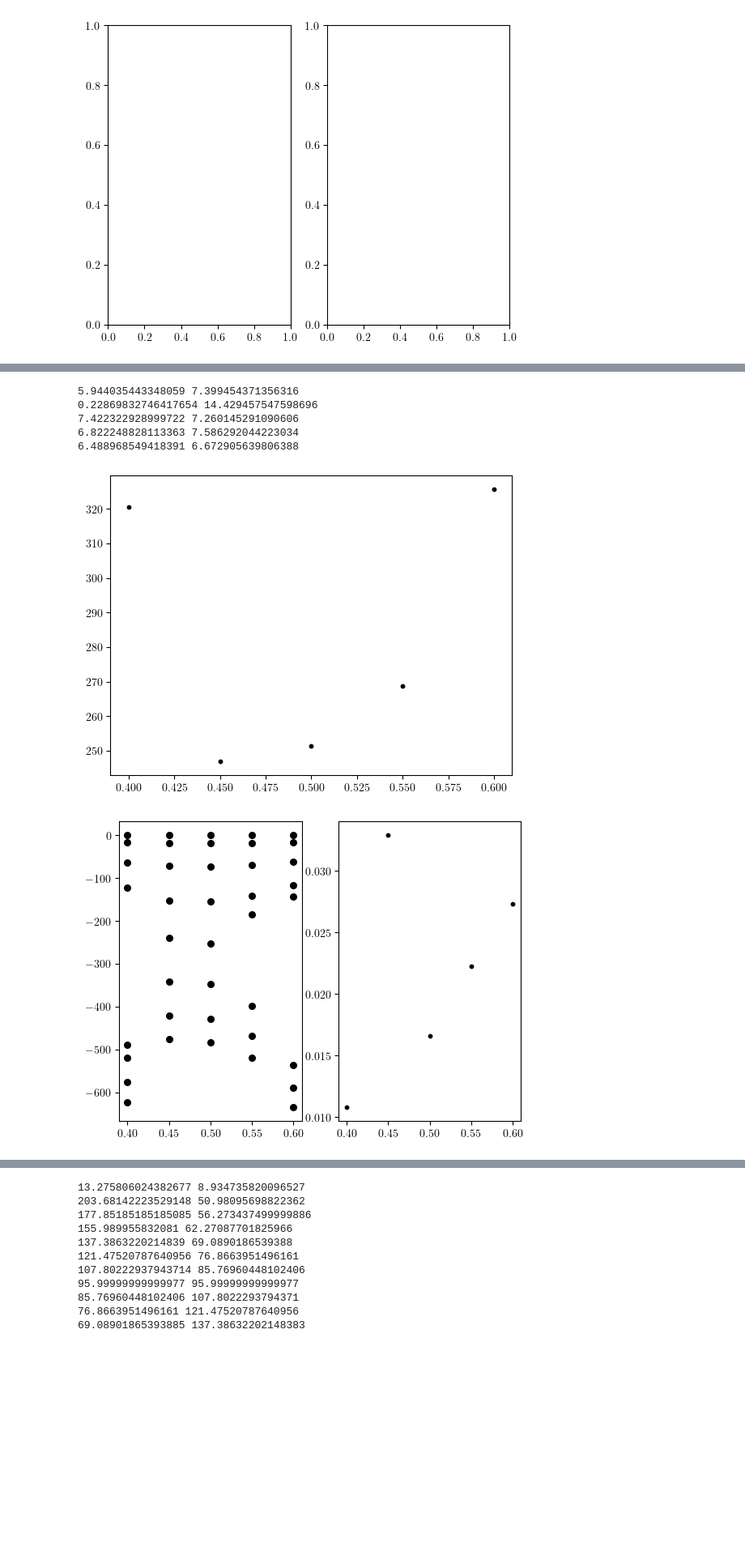
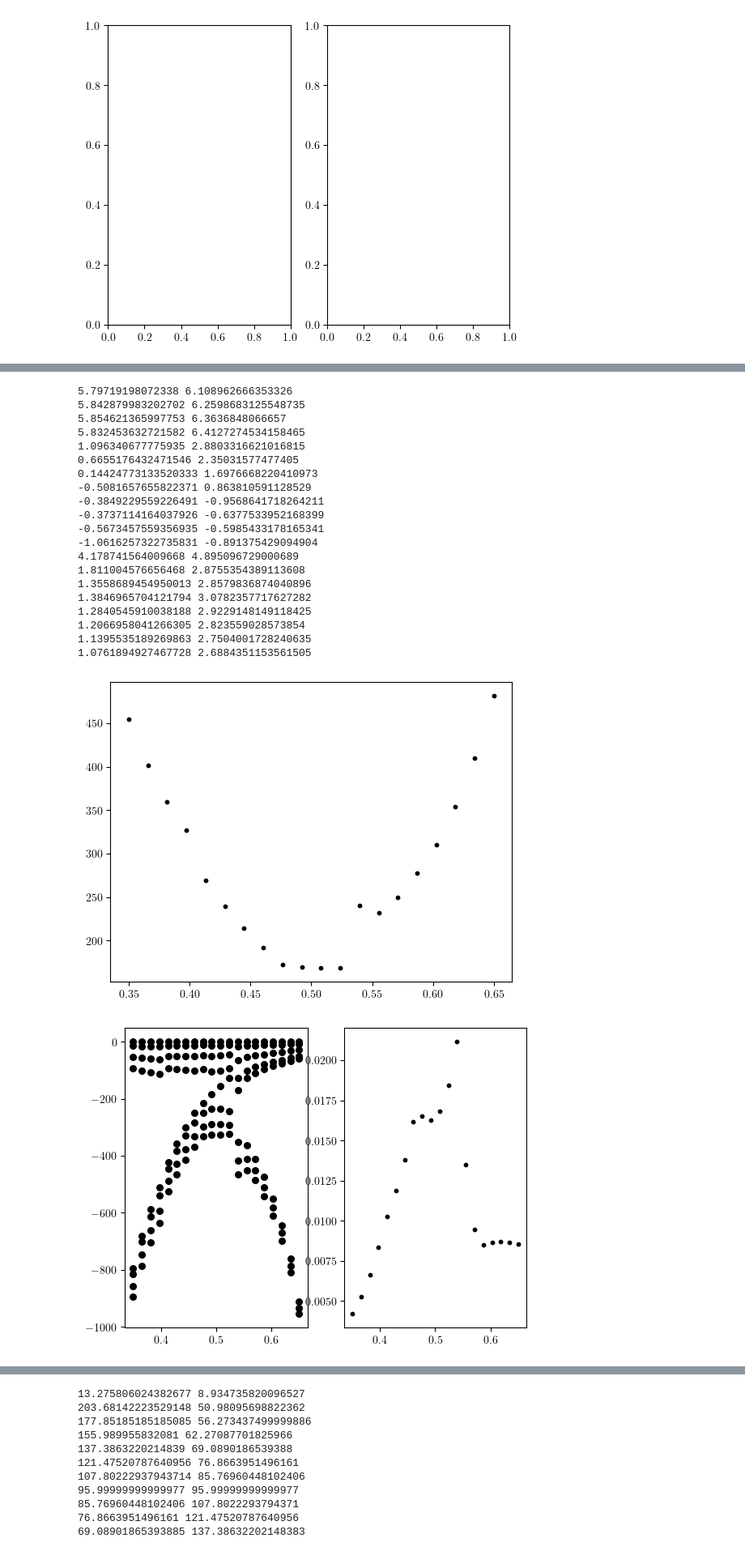
Before and after one commit to ChriGomm/master, a Jupyter notebook: numerics/interactions.ipynb, the cells around one changed output, grey strips where cells are left out. Shown at 81% size. Cells and saved outputs as stored; diff of their text form; code cells hidden in the pictures; blank space fills up the shorter version.

```diff
--- a/numerics/interactions.ipynb
+++ b/numerics/interactions.ipynb
@@ -1543,30 +1633,31 @@ def abs_eigvec(param,b):
     cut = 0.05
     # dmat += np.diag(np.ones(chain_length))*(m*w**2*r**2/V)[-1]/10**8
     # beta = grad(b,h,a,chain_length,nom_der1,d)
-    dmat = hopping_Ham(b,h,1,a,chain_length,lambda x, y: dip_derivative_full_vec(x, y),d,cut)
+    dmat = hopping_Ham(b,h,250,a,chain_length,lambda x, y: dip_derivative_full_vec(x, y),d,cut)
     # dmat = hopping_Ham(b,h,(m*w**2*r**2/V)[-1]/10**8,a,chain_length,lambda x, y: dip_derivative_full_vec(x, y),d)
     beta = grad_long_range(b,h,a,chain_length,nom_der1_vec,d,cut)
+    # return np.max(np.abs(beta))/np.max(np.abs(dmat))
     # return np.max(np.abs(beta))/np.min(np.where(dmat==0,np.inf,np.abs(dmat)))
     eigenvecs = np.linalg.solve(dmat,beta)
     # # eigenvecs = np.linalg.lstsq(dmat,beta)[0]
     # return np.linalg.norm(beta)
     return np.max(np.abs(eigenvecs))
 from scipy.optimize import minimize
-N = 5
+N = 20
 # b = np.linspace(0.25,0.75,N)
-b = np.linspace(0.4,0.6,N)
+b = np.linspace(0.35,0.65,N)
 phis = np.ones(N)*(np.pi/2)
 hs = np.ones(N)*-0.25
 fig2, ax2 = plt.subplots(1,1)
 fig3, ax3 = plt.subplots(1,2)
 fig, ax = plt.subplots(1,2)
 chain_length = 8
-Deltap = np.pi#0.2
-Deltah = 0.7
-grid_numb = 10
+Deltap = 0.2
+Deltah = 0.1
+grid_numb = 7
 for i in range(N):
-    phi_grid = np.linspace(-Deltap,Deltap,grid_numb)#+phis[i-1]
-    h_grid = np.linspace(-Deltah,Deltah,grid_numb)#+hs[i-1]
+    phi_grid = np.linspace(-Deltap,Deltap,grid_numb)+phis[i-1]
+    h_grid = np.linspace(-Deltah,Deltah,grid_numb)+hs[i-1]
     min_vals = np.zeros((len(phi_grid),len(h_grid)))
     min_phi = np.zeros_like(min_vals)
     min_h = np.zeros_like(min_vals)
@@ -1577,38 +1668,54 @@ for i in range(N):
     for n in range(len(phi_grid)):
         for m in range(len(h_grid)):
             try:
-                res = minimize(abs_eigvec,x0=(phi_grid[n],h_grid[m]),args=b[i],bounds=((-2*np.pi,2*np.pi),(-0.7,0.7)),tol=1e-12)
+                # res = minimize(abs_eigvec,x0=(phi_grid[n],h_grid[m]),args=b[i],bounds=((-2*np.pi,2*np.pi),(-0.7,0.7)),tol=1e-12)
+                res = minimize(abs_eigvec,x0=(phi_grid[n],h_grid[m]),args=b[i],bounds=((phis[i-1]-2*Deltap,phis[i-1]+2*Deltap),(hs[i-1]-2*Deltah,hs[i-1]+2*Deltah)),tol=1e-12)
                 min_vals.append(res.fun)
                 min_phi.append(res.x[0])
                 min_h.append(res.x[1])
             except:
                 pass
     crit = np.array([min_vals, min_phi, min_h]).T
     sorted_crit = sorted(crit, key=lambda x: x[0])
 
 
     phis[i] = sorted_crit[0][1]
     hs[i] = sorted_crit[0][2]
     dmat = nearest_nb_Hamiltonian(b[i],hs[i],a,chain_length,lambda x, y: dip_derivative_full(x, 0, 0, y),0,np.array([np.cos(phis[i]),np.sin(phis[i])]))
     eig, vec = np.linalg.eig(dmat)
     ax3[0].scatter(b[i]*np.ones(chain_length),eig,color='0',s=30)
     beta = grad(b[i],hs[i],a,chain_length,nom_der1,np.array([np.cos(phis[i]),np.sin(phis[i])]))
     # dmatp = dmat+ np.diag(np.ones(chain_length))*(m*w**2*r**2/V)[-1]/10**8
     # vecp = np.linalg.solve(dmatp,beta)
     # dis = dmat@vecp
     ax3[1].scatter(b[i],sorted_crit[0][0],color='0',s=10)
     # ax3[1].scatter(b[i]*np.ones(chain_length),beta,color='0',s=30)
     ax2.scatter(b[i],np.max(np.abs(dmat)),color='0',s=10)
     # ax2.scatter(b[i],sorted_crit[0][0],color='0',s=10)
 
 ax[0].scatter(b,phis,color='0',s=10)
 ax[1].scatter(b,hs,color='0',s=10)
 plt.show()
 # %% [output]
-5.944035443348059 7.399454371356316
-0.22869832746417654 14.429457547598696
-7.422322928999722 7.260145291090606
-6.822248828113363 7.586292044223034
-6.488968549418391 6.672905639806388
+5.79719198072338 6.108962666353326
+5.842879983202702 6.2598683125548735
+5.854621365997753 6.3636848066657
+5.832453632721582 6.4127274534158465
+1.096340677775935 2.8803316621016815
+0.6655176432471546 2.35031577477405
+0.14424773133520333 1.6976668220410973
+-0.5081657655822371 0.863810591128529
+-0.3849229559226491 -0.9568641718264211
+-0.3737114164037926 -0.6377533952168399
+-0.5673457559356935 -0.5985433178165341
+-1.0616257322735831 -0.891375429094904
+4.178741564009668 4.895096729000689
+1.811004576656468 2.8755354389113608
+1.3558689454950013 2.8579836874040896
+1.3846965704121794 3.0782357717627282
+1.2840545910038188 2.9229148149118425
+1.2066958041266305 2.823559028573854
+1.1395535189269863 2.7504001728240635
+1.0761894927467728 2.6884351153561505
-[figure, old version]
+[figure, new version]
-[figure, old version]
+[figure, new version]
```
Also changed, not shown: parts of 20 cells of this notebook, 53 other files.
